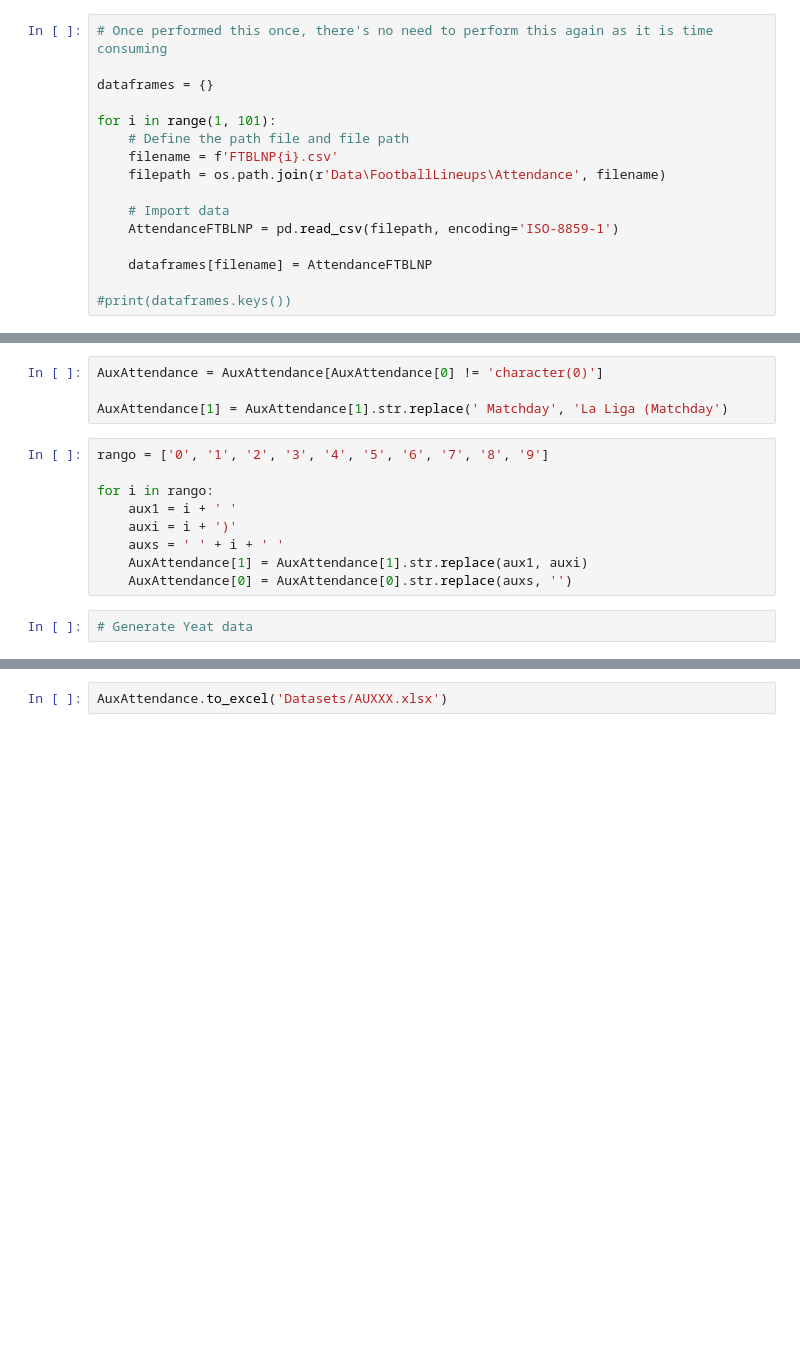
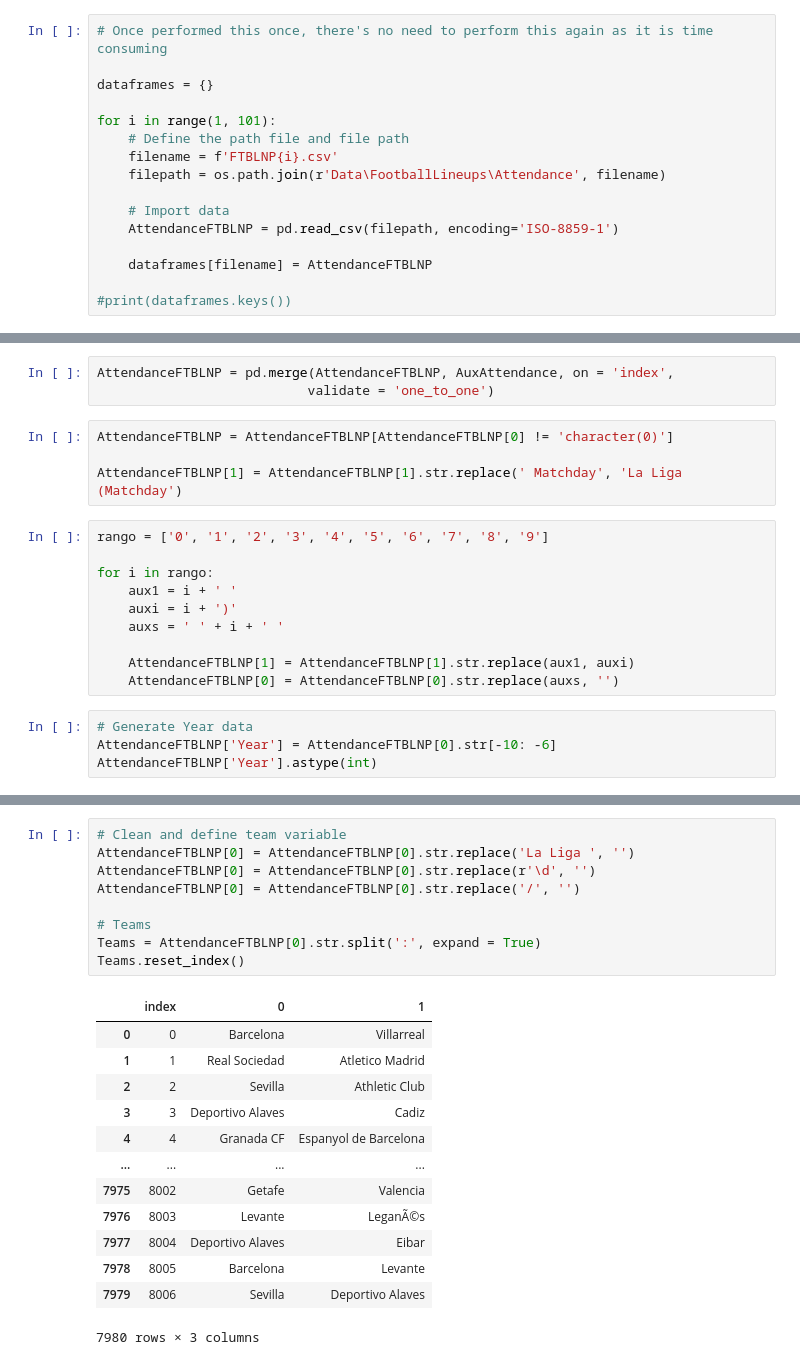
Before and after one commit to aaron4795/Thesis, a Jupyter notebook: Python/Code/[8 Final Merging.ipynb, the cells around one changed output, grey strips where cells are left out. Saved outputs shown, nothing was run; the diff lists cells and outputs as text; blank space fills up the shorter version.

```diff
--- a/Python/Code/[8 Final Merging.ipynb
+++ b/Python/Code/[8 Final Merging.ipynb
@@ -261,7 +216,10 @@ check how you can split it and adding the new columns to the og dataset
+# %%
+AttendanceFTBLNP = pd.merge(AttendanceFTBLNP, AuxAttendance, on = 'index',
+                           validate = 'one_to_one')
 # %%
-AuxAttendance = AuxAttendance[AuxAttendance[0] != 'character(0)']
+AttendanceFTBLNP = AttendanceFTBLNP[AttendanceFTBLNP[0] != 'character(0)']
 
-AuxAttendance[1] = AuxAttendance[1].str.replace(' Matchday', 'La Liga (Matchday')
+AttendanceFTBLNP[1] = AttendanceFTBLNP[1].str.replace(' Matchday', 'La Liga (Matchday')
 # %%
 rango = ['0', '1', '2', '3', '4', '5', '6', '7', '8', '9']
 
@@ -269,7 +227,10 @@ for i in rango:
     aux1 = i + ' '
     auxi = i + ')'
     auxs = ' ' + i + ' '
-    AuxAttendance[1] = AuxAttendance[1].str.replace(aux1, auxi)
-    AuxAttendance[0] = AuxAttendance[0].str.replace(auxs, '')
+
+    AttendanceFTBLNP[1] = AttendanceFTBLNP[1].str.replace(aux1, auxi)
+    AttendanceFTBLNP[0] = AttendanceFTBLNP[0].str.replace(auxs, '')
 # %%
-# Generate Yeat data
+# Generate Year data
+AttendanceFTBLNP['Year'] = AttendanceFTBLNP[0].str[-10: -6]
+AttendanceFTBLNP['Year'].astype(int)
@@ -291,5 +265,26 @@ AuxAttendance[3].astype(int)
 # RENAME
 # %% [output]
 TypeError: bad operand type for unary ~: 'NoneType'
-# %%
-AuxAttendance.to_excel('Datasets/AUXXX.xlsx')
+# %%
+# Clean and define team variable
+AttendanceFTBLNP[0] = AttendanceFTBLNP[0].str.replace('La Liga ', '')
+AttendanceFTBLNP[0] = AttendanceFTBLNP[0].str.replace(r'\d', '')
+AttendanceFTBLNP[0] = AttendanceFTBLNP[0].str.replace('/', '')
+
+# Teams
+Teams = AttendanceFTBLNP[0].str.split(':', expand = True)
+Teams.reset_index()
+# %% [output]
+|  | index | 0 | 1 |
+| 0 | 0 | Barcelona | Villarreal |
+| 1 | 1 | Real Sociedad | Atletico Madrid |
+| 2 | 2 | Sevilla | Athletic Club |
+| 3 | 3 | Deportivo Alaves | Cadiz |
+| 4 | 4 | Granada CF | Espanyol de Barcelona |
+| ... | ... | ... | ... |
+| 7975 | 8002 | Getafe | Valencia |
+| 7976 | 8003 | Levante | LeganÃ©s |
+| 7977 | 8004 | Deportivo Alaves | Eibar |
+| 7978 | 8005 | Barcelona | Levante |
+| 7979 | 8006 | Sevilla | Deportivo Alaves |
+7980 rows × 3 columns
```
Also changed, not shown: parts of 19 cells of this notebook, 2 other files.
